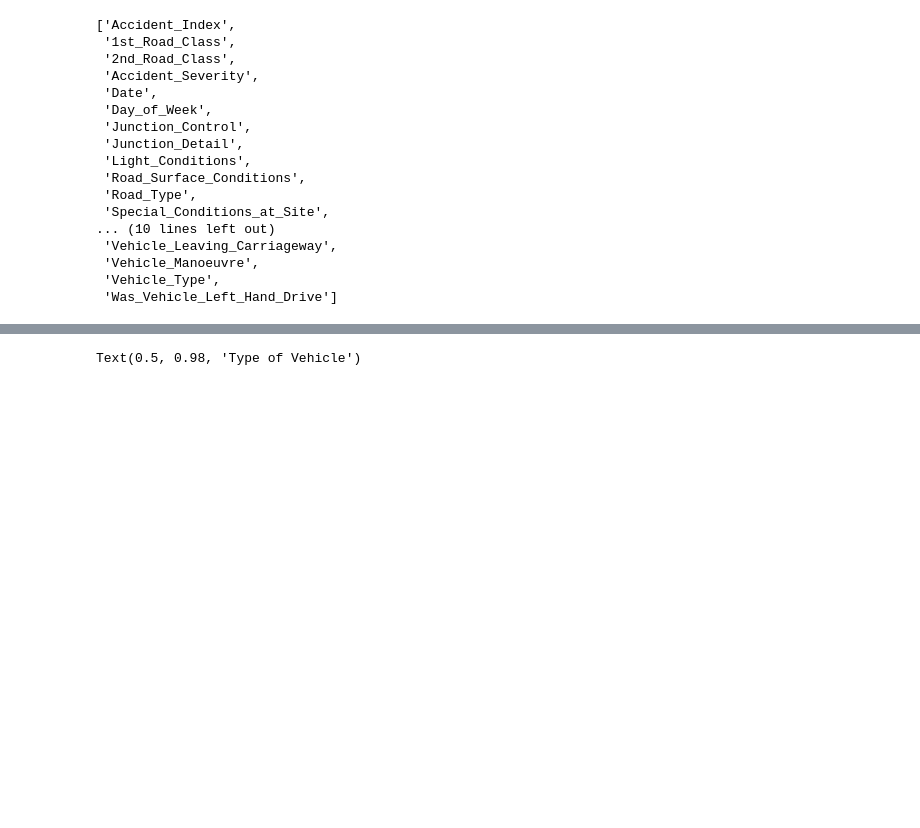
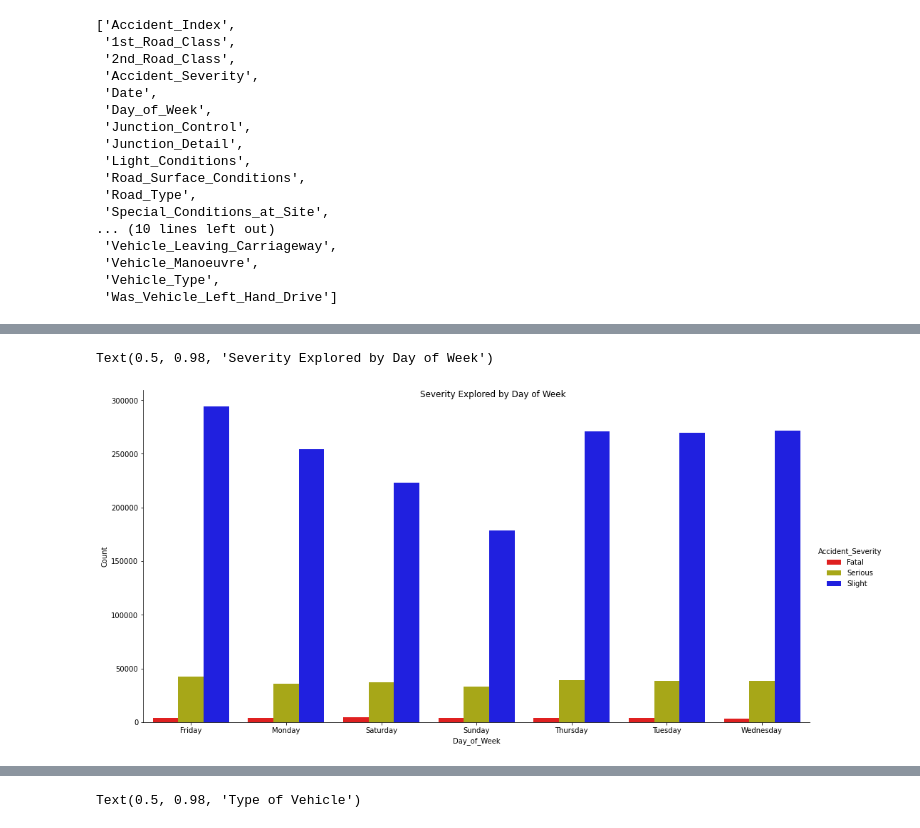
Before and after one commit to scharpham/Springboard, a Jupyter notebook: Capstone2/capstone2/notebooks/Capstone2-EDA.ipynb, the cells around one changed output, grey strips where cells are left out. Saved outputs shown, nothing was run; the diff lists cells and outputs as text; code cells hidden in the pictures; blank space fills up the shorter version.

```diff
--- a/Capstone2/capstone2/notebooks/Capstone2-EDA.ipynb
+++ b/Capstone2/capstone2/notebooks/Capstone2-EDA.ipynb
@@ -188 +179,17 @@ fatalsubset.head(2)
+# %%
+grouped1 = df.groupby(['Accident_Severity','Day_of_Week']).size().reset_index(name="Count")
+
+g= sns.catplot(x='Day_of_Week',
+            y='Count',
+            data=grouped1,
+            hue='Accident_Severity',
+            kind='bar',
+            height=7,
+            aspect = 2,
+            hue_order=['Fatal', 'Serious', 'Slight'],
+            palette=sns.color_palette(['r','y','b']))
+g.fig.suptitle('Severity Explored by Day of Week')
+# %% [output]
+Text(0.5, 0.98, 'Severity Explored by Day of Week')
+[figure, added]
 # %%
```
Also changed, not shown: parts of 14 cells of this notebook.
